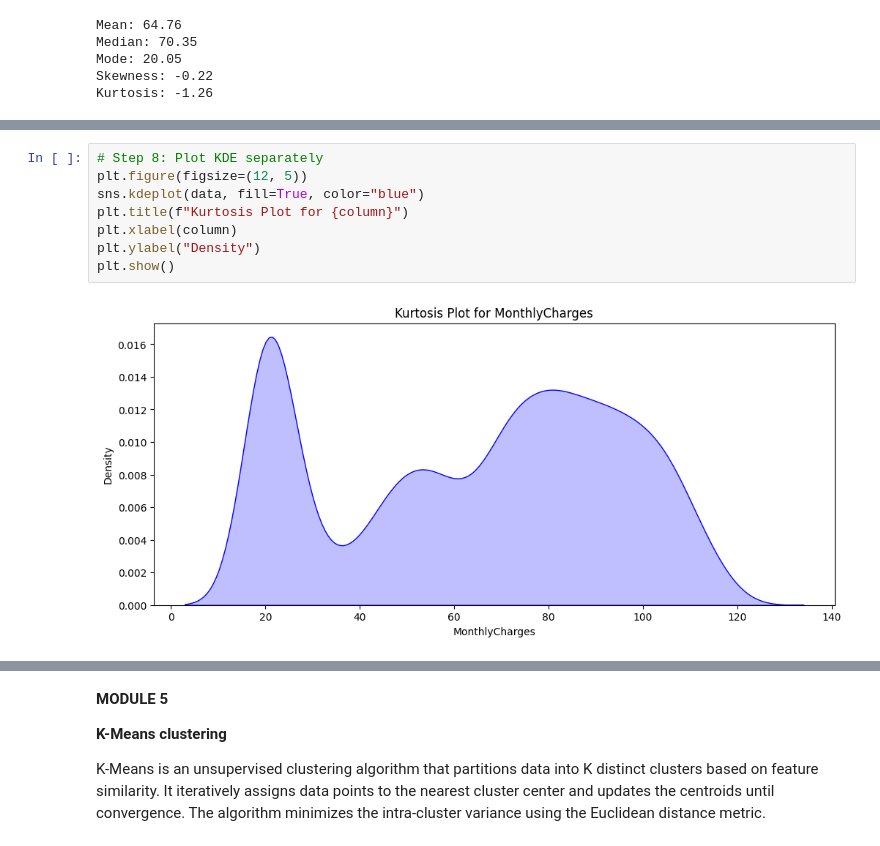
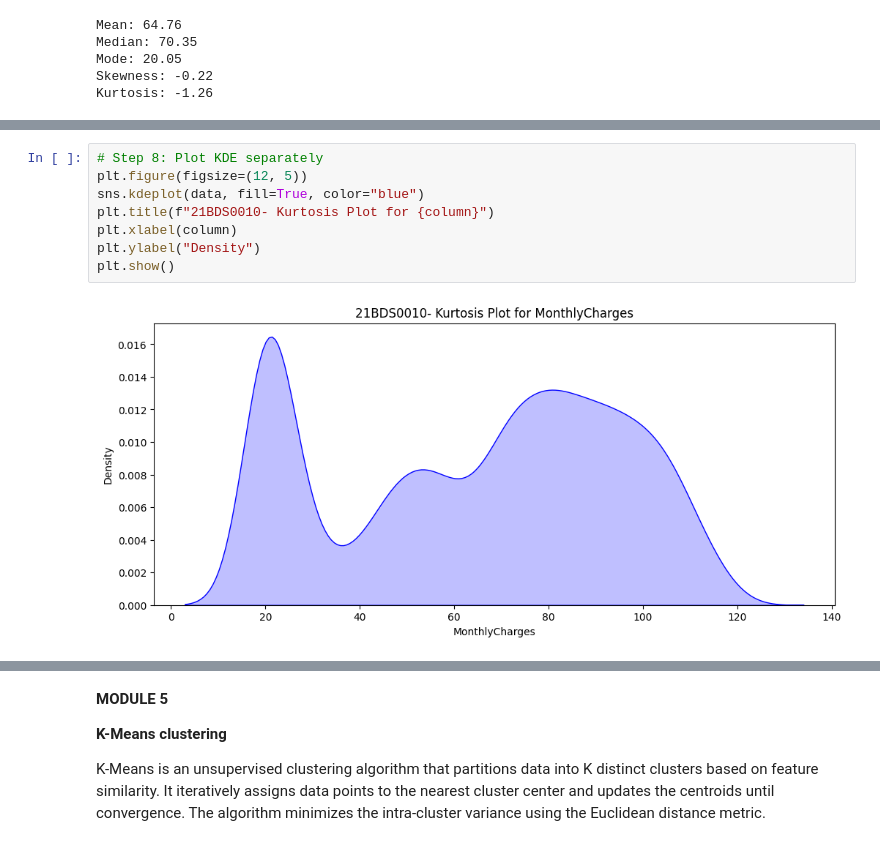
Before and after one commit to AishwaryaBilla/EDA-21BDS0010, a Jupyter notebook: 21BDS0010.ipynb, the cells around one changed output, grey strips where cells are left out. Drawn from its saved outputs; the diff is of its cells as text.

```diff
--- a/21BDS0010.ipynb
+++ b/21BDS0010.ipynb
@@ -703,13 +703,13 @@ plt.show()
 # %%
 # Step 8: Plot KDE separately
 plt.figure(figsize=(12, 5))
 sns.kdeplot(data, fill=True, color="blue")
-plt.title(f"Kurtosis Plot for {column}")
+plt.title(f"21BDS0010- Kurtosis Plot for {column}")
 plt.xlabel(column)
 plt.ylabel("Density")
 plt.show()
 # %% [output]
-[figure, old version]
+[figure, new version]
 # %%
 # Step 9: Create a box plot to visualize the spread and outliers
 plt.figure(figsize=(10, 6))
```
Also changed, not shown: parts of 11 cells of this notebook.
